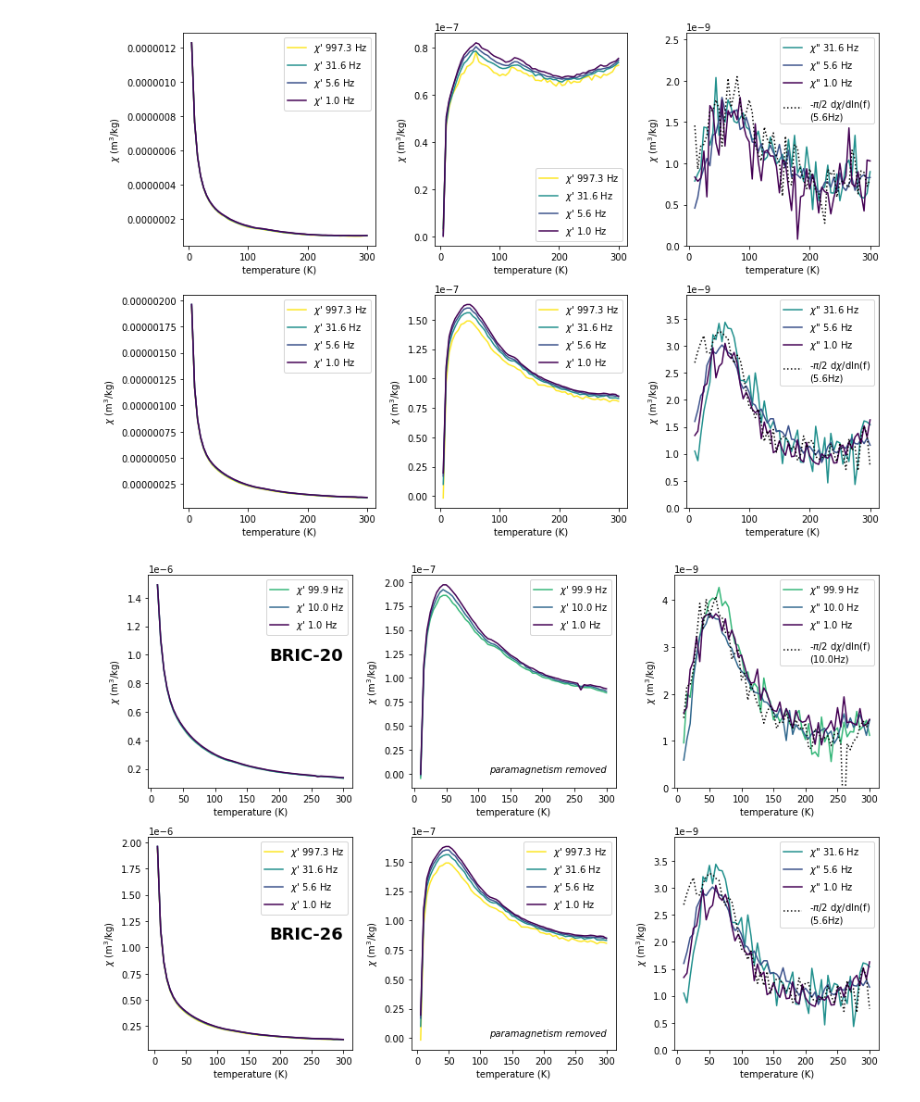
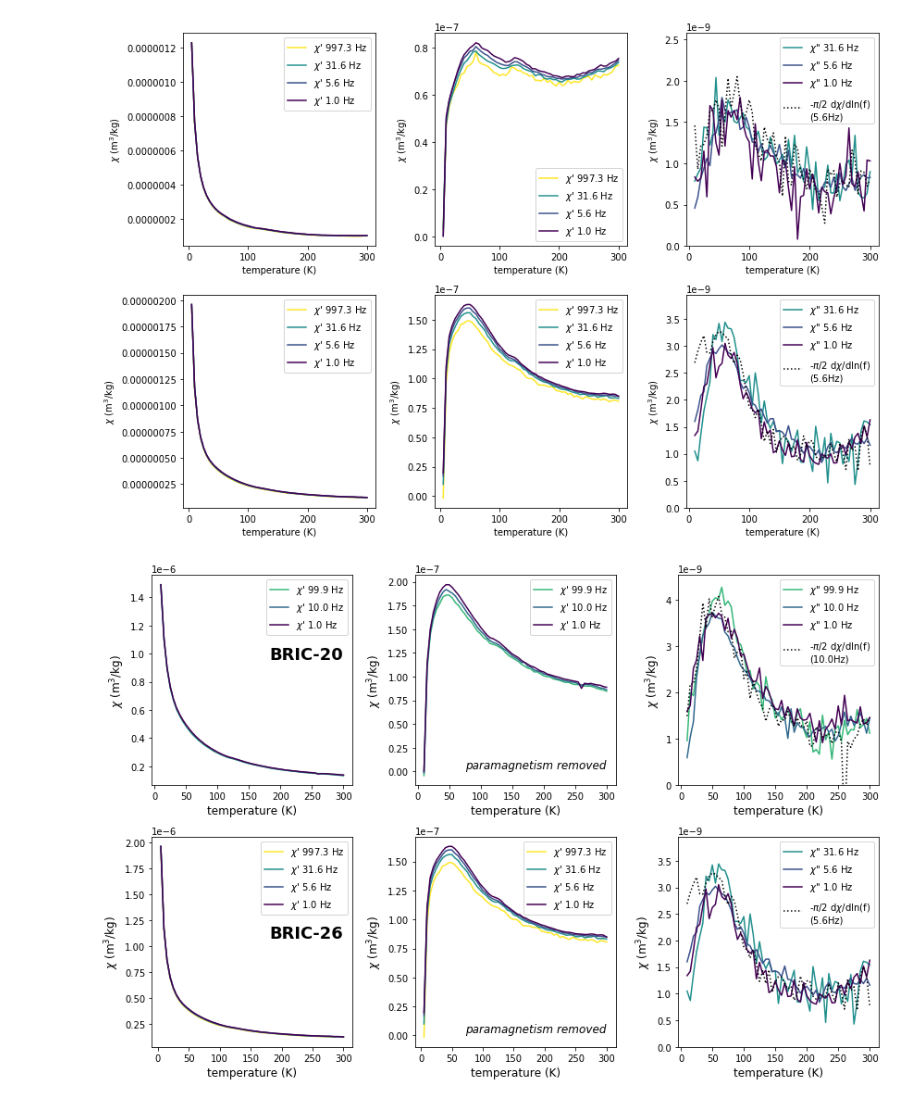
Before and after one commit to Swanson-Hysell-Group/2018_Red_Bed_Intraclasts, a Jupyter notebook: Data/low_temperature_ac/low_temp_ac_plots.ipynb, the cells around one changed output. Cells and saved outputs as stored; diff of their text form; code cells hidden in the pictures.

```diff
--- a/Data/low_temperature_ac/low_temp_ac_plots.ipynb
+++ b/Data/low_temperature_ac/low_temp_ac_plots.ipynb
@@ -176,8 +176,8 @@ plt.plot(BRIC_20c_raw['T [K]'],BRIC_20c_raw["X'(99.9Hz)"],color=color_99_hex,lab
 plt.plot(BRIC_20c_raw['T [K]'],BRIC_20c_raw["X'(10.0Hz)"],color=color_10_hex,label="$\chi$' 10.0 Hz")
 plt.plot(BRIC_20c_raw['T [K]'],BRIC_20c_raw["X'(1.0Hz)"],color=color_1_hex,label="$\chi$' 1.0 Hz")
 plt.ticklabel_format(style='sci', axis='y', scilimits=(0,0))
-plt.ylabel('$\chi$ (m$^3$/kg)')
-plt.xlabel('temperature (K)')
+plt.ylabel('$\chi$ (m$^3$/kg)',fontsize=12)
+plt.xlabel('temperature (K)',fontsize=12)
 #plt.title('in-phase')
 plt.text(300,0.00000105,'BRIC-20',horizontalalignment='right',verticalalignment='top',fontweight='bold',fontsize=18)
 plt.legend()
@@ -185,9 +185,9 @@ plt.subplot(2,3,2)
 plt.plot(BRIC_20c_modeled['T [K]'],BRIC_20c_modeled["X'(99.9Hz)"],color=color_99_hex,label="$\chi$' 99.9 Hz")
 plt.plot(BRIC_20c_modeled['T [K]'],BRIC_20c_modeled["X'(10.0Hz)"],color=color_10_hex,label="$\chi$' 10.0 Hz")
 plt.plot(BRIC_20c_modeled['T [K]'],BRIC_20c_modeled["X'(1.0Hz)"],color=color_1_hex,label="$\chi$' 1.0 Hz")
-plt.ylabel('$\chi$ (m$^3$/kg)')
-plt.xlabel('temperature (K)')
-plt.text(300,0,'paramagnetism removed',horizontalalignment='right',verticalalignment='bottom',style='italic')
+plt.ylabel('$\chi$ (m$^3$/kg)',fontsize=12)
+plt.xlabel('temperature (K)',fontsize=12)
+plt.text(300,0,'paramagnetism removed',horizontalalignment='right',verticalalignment='bottom',style='italic',fontsize=12)
 #plt.title('in-phase (paramagnetism removed)')
 plt.legend()
 plt.subplot(2,3,3)
@@ -195,8 +195,8 @@ plt.plot(BRIC_20c_raw['T [K]'],BRIC_20c_raw["X''(99.9Hz)"],color=color_99_hex,la
 plt.plot(BRIC_20c_raw['T [K]'],BRIC_20c_raw["X''(10.0Hz)"],color=color_10_hex,label='$\chi$" 10.0 Hz')
 plt.plot(BRIC_20c_raw['T [K]'],BRIC_20c_raw["X''(1.0Hz)"],color=color_1_hex,label='$\chi$" 1.0 Hz')
 plt.plot(BRIC_20c_raw['T [K]'],BRIC_20c_raw["-pi/2 dX/dln(f)(10.0Hz)"],linestyle='dotted',color='black',label='-$\pi$/2 d$\chi$/dln(f)\n(10.0Hz)')
-plt.ylabel('$\chi$ (m$^3$/kg)')
-plt.xlabel('temperature (K)')
+plt.ylabel('$\chi$ (m$^3$/kg)',fontsize=12)
+plt.xlabel('temperature (K)',fontsize=12)
 ymin, ymax = plt.ylim()
 plt.ylim(0,ymax)
 #plt.title('out-of-phase')
@@ -204,38 +204,39 @@ plt.legend()
 
 plt.subplot(2,3,4)
 plt.plot(BRIC_26c_raw['T [K]'],BRIC_26c_raw["X'(997.3Hz)"],color=color_997_hex,label="$\chi$' 997.3 Hz")
 plt.plot(BRIC_26c_raw['T [K]'],BRIC_26c_raw["X'(31.6Hz)"],color=color_31_hex,label="$\chi$' 31.6 Hz")
 plt.plot(BRIC_26c_raw['T [K]'],BRIC_26c_raw["X'(5.6Hz)"],color=color_5_6_hex,label="$\chi$' 5.6 Hz")
 plt.plot(BRIC_26c_raw['T [K]'],BRIC_26c_raw["X'(1.0Hz)"],color=color_1_hex,label="$\chi$' 1.0 Hz")
 plt.ticklabel_format(style='sci', axis='y', scilimits=(0,0))
-plt.ylabel('$\chi$ (m$^3$/kg)')
-plt.xlabel('temperature (K)')
+plt.ylabel('$\chi$ (m$^3$/kg)',fontsize=12)
+plt.xlabel('temperature (K)',fontsize=12)
 # #plt.title('in-phase')
 plt.text(300,0.0000012,'BRIC-26',horizontalalignment='right',verticalalignment='top',fontweight='bold',fontsize=18)
 plt.legend()
 plt.subplot(2,3,5)
 plt.plot(BRIC_26c_raw['T [K]'],BRIC_26c_modeled["X'(997.3Hz)"],color=color_997_hex,label="$\chi$' 997.3 Hz")
 plt.plot(BRIC_26c_raw['T [K]'],BRIC_26c_modeled["X'(31.6Hz)"],color=color_31_hex,label="$\chi$' 31.6 Hz")
 plt.plot(BRIC_26c_raw['T [K]'],BRIC_26c_modeled["X'(5.6Hz)"],color=color_5_6_hex,label="$\chi$' 5.6 Hz")
 plt.plot(BRIC_26c_raw['T [K]'],BRIC_26c_modeled["X'(1.0Hz)"],color=color_1_hex,label="$\chi$' 1.0 Hz")
-plt.ylabel('$\chi$ (m$^3$/kg)')
-plt.xlabel('temperature (K)')
+plt.ylabel('$\chi$ (m$^3$/kg)',fontsize=12)
+plt.xlabel('temperature (K)',fontsize=12)
 #plt.title('in-phase (paramagnetism removed)')
-plt.text(300,0,'paramagnetism removed',horizontalalignment='right',verticalalignment='bottom',style='italic')
+plt.text(300,0,'paramagnetism removed',horizontalalignment='right',verticalalignment='bottom',style='italic',fontsize=12)
 plt.legend()
 plt.subplot(2,3,6)
 #plt.plot(BRIC_26c_raw['T [K]'],BRIC_26c_raw["X''(997.3Hz)"],color=color_997_hex,label='$\chi$" 997.3 Hz')
 plt.plot(BRIC_26c_raw['T [K]'][1:],BRIC_26c_raw["X''(31.6Hz)"][1:],color=color_31_hex,label='$\chi$" 31.6 Hz')
 plt.plot(BRIC_26c_raw['T [K]'][1:],BRIC_26c_raw["X''(5.6Hz)"][1:],color=color_5_6_hex,label='$\chi$" 5.6 Hz')
 plt.plot(BRIC_26c_raw['T [K]'][1:],BRIC_26c_raw["X''(1.0Hz)"][1:],color=color_1_hex,label='$\chi$" 1.0 Hz')
 plt.plot(BRIC_26c_raw['T [K]'][1:],BRIC_26c_raw["-pi/2 dX/dln(f)(5.6Hz)"][1:],linestyle='dotted',color='black',label='-$\pi$/2 d$\chi$/dln(f)\n(5.6Hz)')
-plt.ylabel('$\chi$ (m$^3$/kg)')
-plt.xlabel('temperature (K)')
+plt.ylabel('$\chi$ (m$^3$/kg)',fontsize=12)
+plt.xlabel('temperature (K)',fontsize=12)
 ymin, ymax = plt.ylim()
 plt.ylim(0,ymax*1.1)
 #plt.title('out-of-phase')
+#plt.tick_params(axis='both', which='major', labelsize=11)
 plt.legend()
 plt.tight_layout()
 plt.savefig('low_temp_ac.pdf')
 # %% [output]
-[figure, old version]
+[figure, new version]
```
Also changed, not shown: 5 other files.
